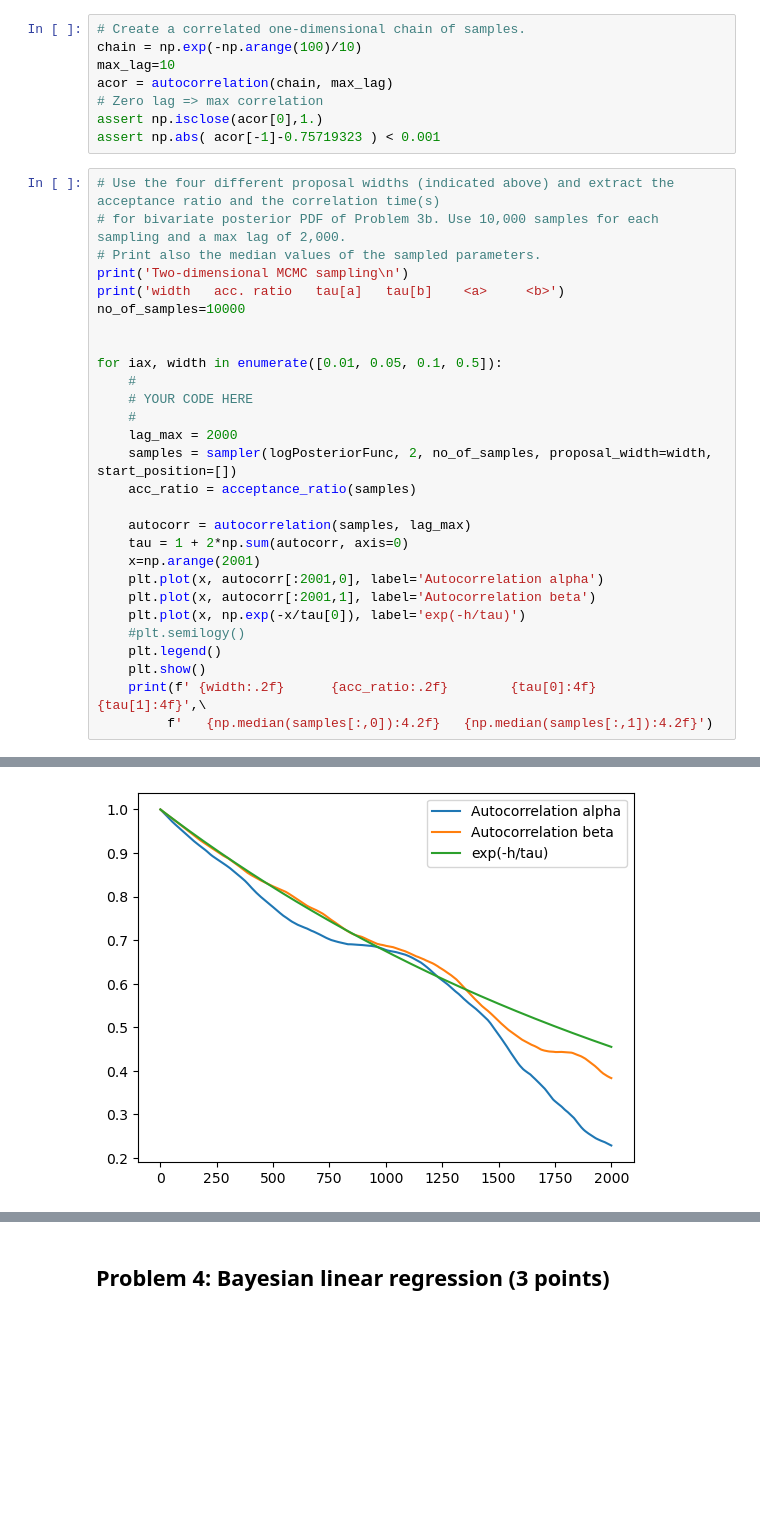
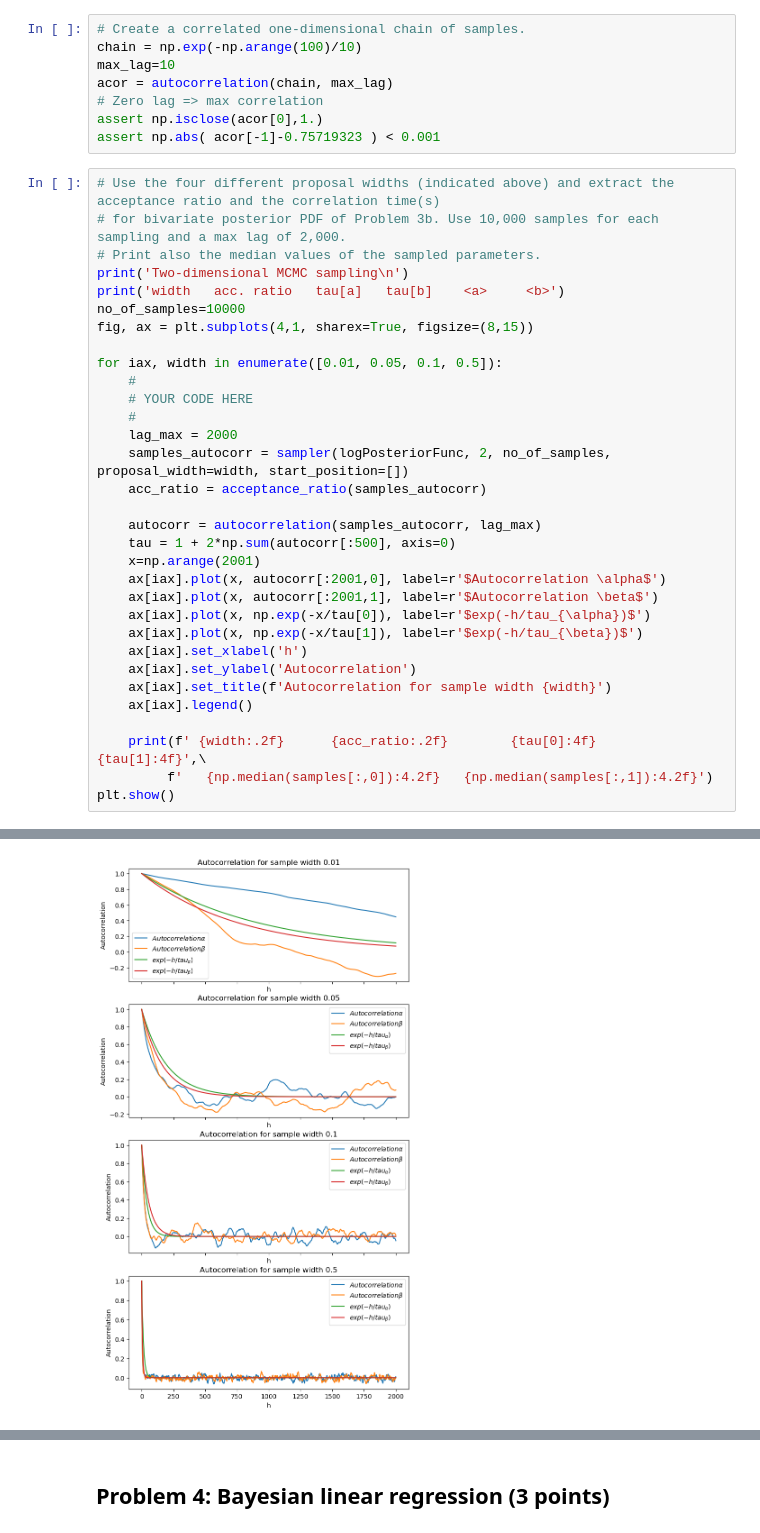
Before and after one commit to Action4/tif285, a Jupyter notebook: doc/pub/ProblemSets/Set2/TIF285_ps2_basic_problems.ipynb, the cells around one changed output, grey strips where cells are left out. Saved outputs shown, nothing was run; the diff lists cells and outputs as text; blank space fills up the shorter version.

```diff
--- a/doc/pub/ProblemSets/Set2/TIF285_ps2_basic_problems.ipynb
+++ b/doc/pub/ProblemSets/Set2/TIF285_ps2_basic_problems.ipynb
@@ -731,27 +734,31 @@ assert np.abs( acor[-1]-0.75719323 ) < 0.001
 print('Two-dimensional MCMC sampling\n')
 print('width   acc. ratio   tau[a]   tau[b]    <a>     <b>')
 no_of_samples=10000
-
+fig, ax = plt.subplots(4,1, sharex=True, figsize=(8,15))
 
 for iax, width in enumerate([0.01, 0.05, 0.1, 0.5]):
     #
     # YOUR CODE HERE
     #
     lag_max = 2000
-    samples = sampler(logPosteriorFunc, 2, no_of_samples, proposal_width=width, start_position=[])
-    acc_ratio = acceptance_ratio(samples)
+    samples_autocorr = sampler(logPosteriorFunc, 2, no_of_samples, proposal_width=width, start_position=[])
+    acc_ratio = acceptance_ratio(samples_autocorr)
 
-    autocorr = autocorrelation(samples, lag_max)
-    tau = 1 + 2*np.sum(autocorr, axis=0)
+    autocorr = autocorrelation(samples_autocorr, lag_max)
+    tau = 1 + 2*np.sum(autocorr[:500], axis=0)
     x=np.arange(2001)
-    plt.plot(x, autocorr[:2001,0], label='Autocorrelation alpha')
-    plt.plot(x, autocorr[:2001,1], label='Autocorrelation beta')
-    plt.plot(x, np.exp(-x/tau[0]), label='exp(-h/tau)')
-    #plt.semilogy()
-    plt.legend()
-    plt.show()
+    ax[iax].plot(x, autocorr[:2001,0], label=r'$Autocorrelation \alpha$')
+    ax[iax].plot(x, autocorr[:2001,1], label=r'$Autocorrelation \beta$')
+    ax[iax].plot(x, np.exp(-x/tau[0]), label=r'$exp(-h/tau_{\alpha})$')
+    ax[iax].plot(x, np.exp(-x/tau[1]), label=r'$exp(-h/tau_{\beta})$')
+    ax[iax].set_xlabel('h')
+    ax[iax].set_ylabel('Autocorrelation')
+    ax[iax].set_title(f'Autocorrelation for sample width {width}')
+    ax[iax].legend()
+
     print(f' {width:.2f}      {acc_ratio:.2f}        {tau[0]:4f}     {tau[1]:4f}',\
          f'   {np.median(samples[:,0]):4.2f}   {np.median(samples[:,1]):4.2f}')
+plt.show()
 # %% [output]
 Two-dimensional MCMC sampling
 
@@ -759 +770 @@ width   acc. ratio   tau[a]   tau[b]    <a>     <b>
-[figure, old version]
+[figure, new version]
```
Also changed, not shown: parts of 19 cells of this notebook, 2 other files.
